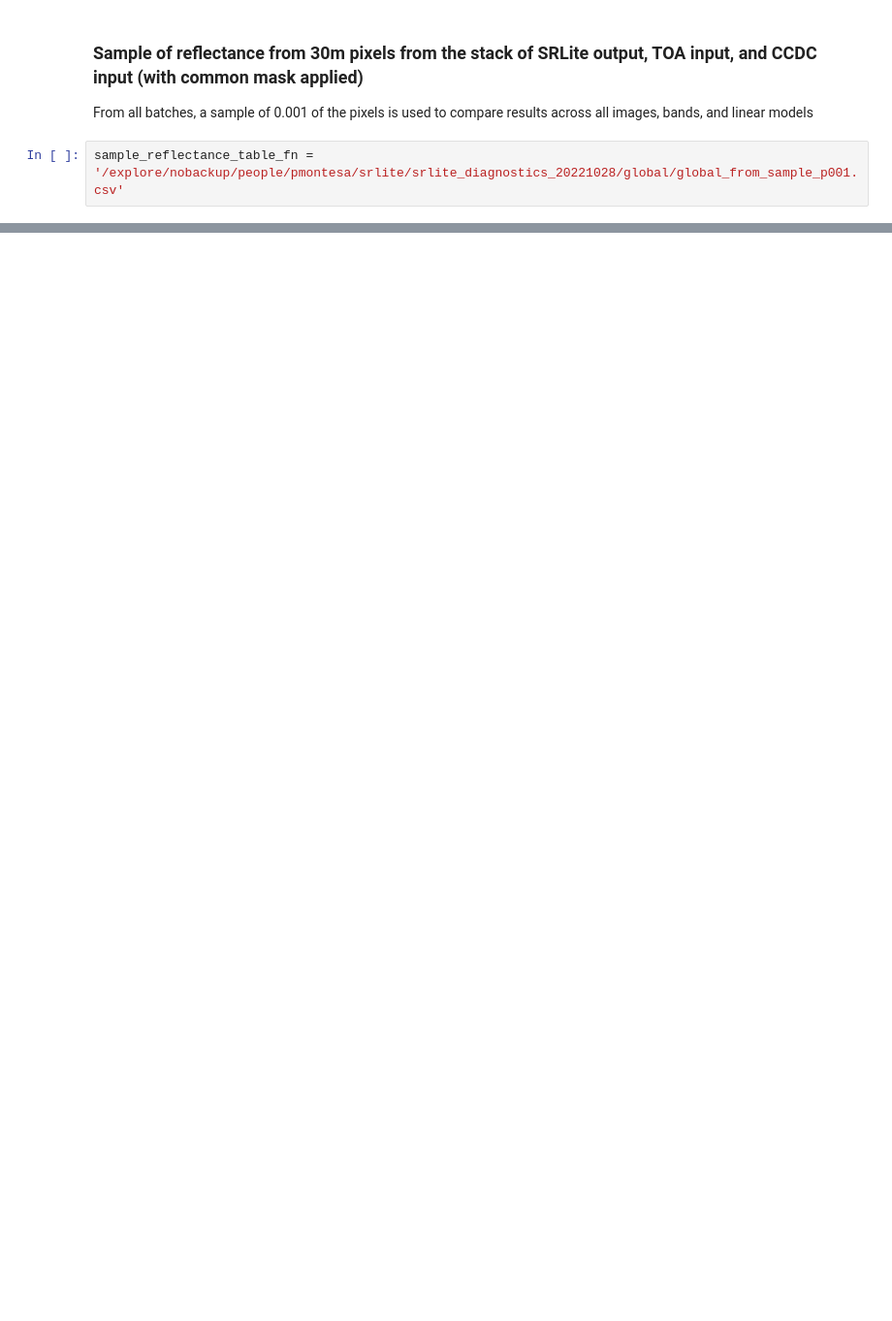
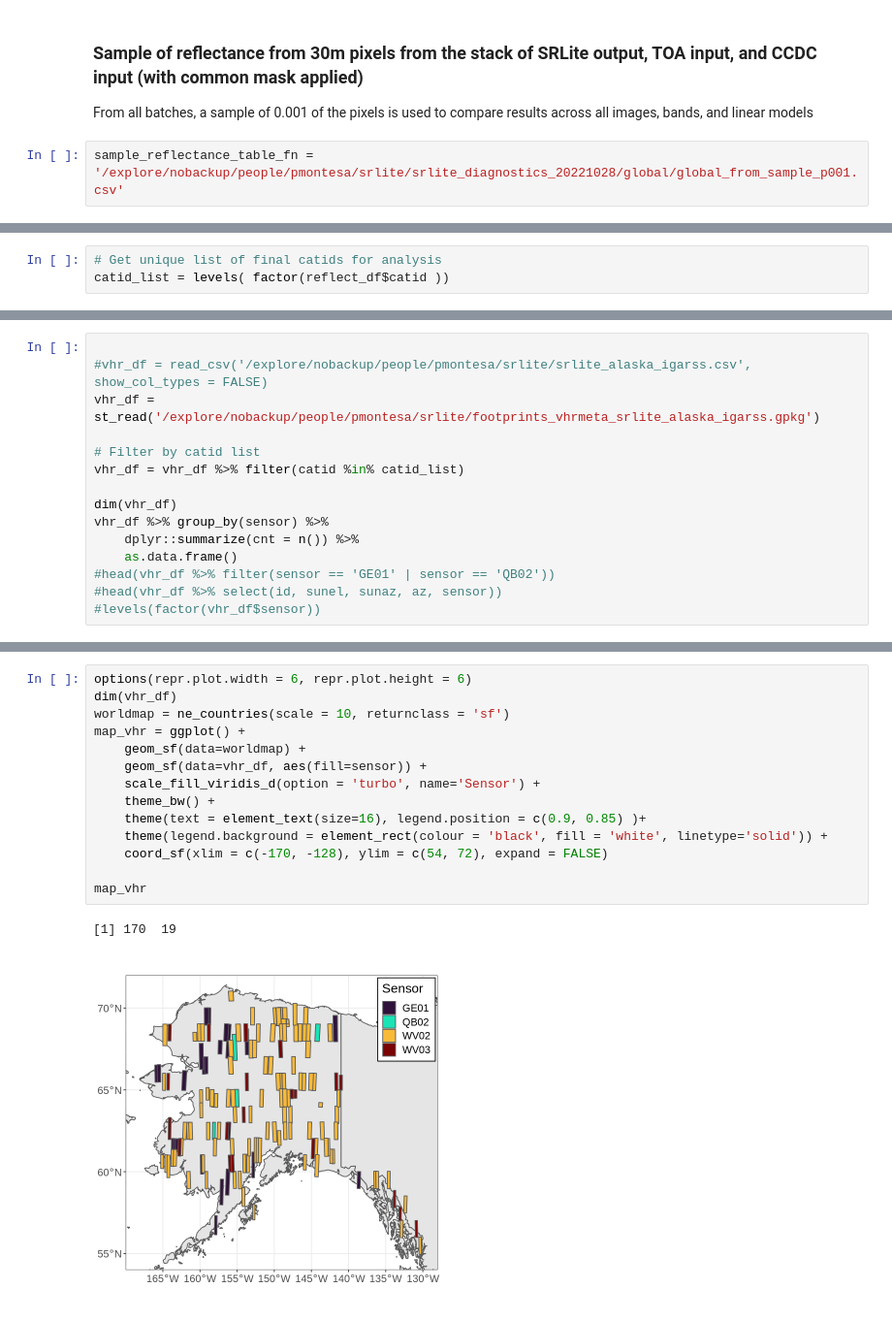
Before and after one commit to pahbs/geoscitools, a Jupyter notebook: srlite_igarss_results.ipynb, the cells around one changed output, grey strips where cells are left out. Shown at 97% size. Cells and saved outputs as stored; diff of their text form; blank space fills up the shorter version.

```diff
--- a/srlite_igarss_results.ipynb
+++ b/srlite_igarss_results.ipynb
@@ -267 +321,4 @@ A tibble: 6 × 10
+# %%
+# Get unique list of final catids for analysis
+catid_list = levels( factor(reflect_df$catid ))
 # %%
@@ -329,0 +390,15 @@ reflectance_scatter_by_region(reflect_df_long, EVHR_TOA, EVHR_SRLite, 0.01, -0.1
+# %%
+
+#vhr_df = read_csv('/explore/nobackup/people/pmontesa/srlite/srlite_alaska_igarss.csv', show_col_types = FALSE)
+vhr_df = st_read('/explore/nobackup/people/pmontesa/srlite/footprints_vhrmeta_srlite_alaska_igarss.gpkg')
+
+# Filter by catid list
+vhr_df = vhr_df %>% filter(catid %in% catid_list)
+
+dim(vhr_df)
+vhr_df %>% group_by(sensor) %>%
+    dplyr::summarize(cnt = n()) %>%
+    as.data.frame()
+#head(vhr_df %>% filter(sensor == 'GE01' | sensor == 'QB02'))
+#head(vhr_df %>% select(id, sunel, sunaz, az, sensor))
+#levels(factor(vhr_df$sensor))
@@ -329,0 +422,17 @@ reflectance_scatter_by_region(reflect_df_long, EVHR_TOA, EVHR_SRLite, 0.01, -0.1
+# %%
+options(repr.plot.width = 6, repr.plot.height = 6)
+dim(vhr_df)
+worldmap = ne_countries(scale = 10, returnclass = 'sf')
+map_vhr = ggplot() +
+    geom_sf(data=worldmap) +
+    geom_sf(data=vhr_df, aes(fill=sensor)) +
+    scale_fill_viridis_d(option = 'turbo', name='Sensor') +
+    theme_bw() +
+    theme(text = element_text(size=16), legend.position = c(0.9, 0.85) )+
+    theme(legend.background = element_rect(colour = 'black', fill = 'white', linetype='solid')) +
+    coord_sf(xlim = c(-170, -128), ylim = c(54, 72), expand = FALSE)
+
+map_vhr
+# %% [output]
+[1] 170  19
+[figure, added]
```
Also changed, not shown: parts of 30 cells of this notebook, 9 other files.
